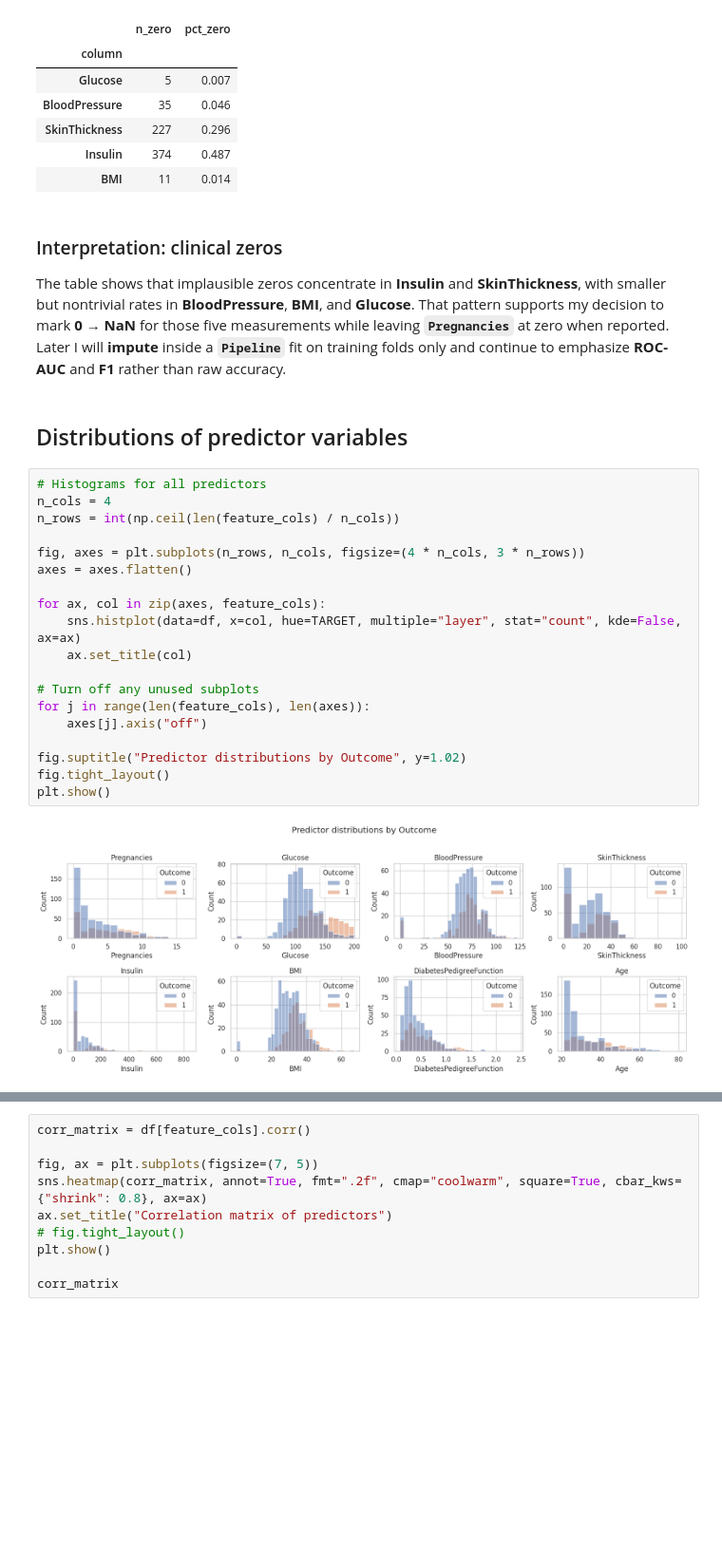
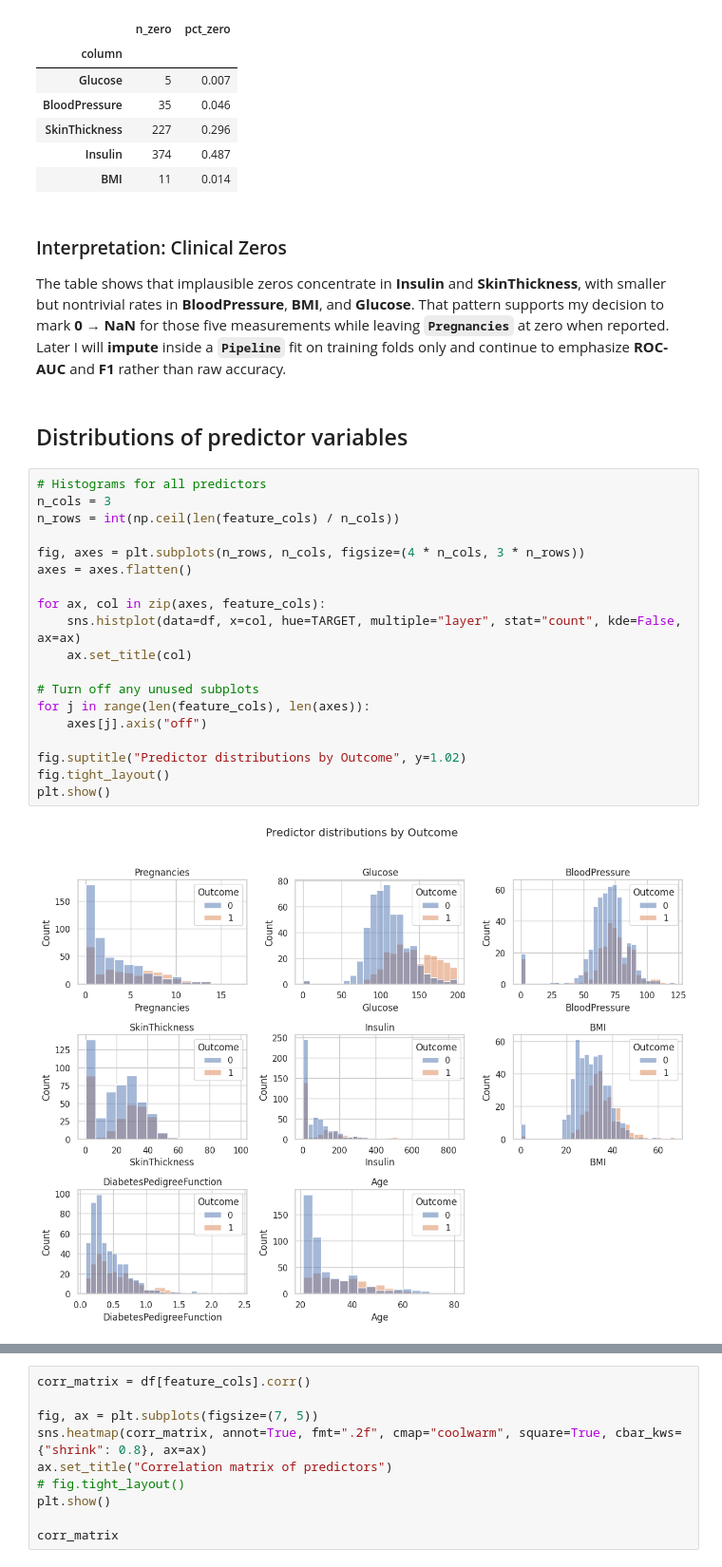
Before and after one commit to PeterMangoro/dataScience, a Jupyter notebook: assignments/GDP/pima_diabetes_assignment2.ipynb, the cells around one changed output, grey strips where cells are left out. Shown at 95% size. Cells and saved outputs as stored; diff of their text form; blank space fills up the shorter version.

```diff
--- a/assignments/GDP/pima_diabetes_assignment2.ipynb
+++ b/assignments/GDP/pima_diabetes_assignment2.ipynb
@@ -186,30 +186,30 @@ Clinical zero audit (0 likely means missing/invalid measurement):
 | Insulin | 374 | 0.487 |
 | BMI | 11 | 0.014 |
 # %% [markdown]
-### Interpretation: clinical zeros
+### Interpretation: Clinical Zeros
 
 The table shows that implausible zeros concentrate in **Insulin** and **SkinThickness**, with smaller but nontrivial rates in **BloodPressure**, **BMI**, and **Glucose**. That pattern supports my decision to mark **0 → NaN** for those five measurements while leaving **`Pregnancies`** at zero when reported. Later I will **impute** inside a **`Pipeline`** fit on training folds only and continue to emphasize **ROC-AUC** and **F1** rather than raw accuracy.
 # %% [markdown]
 ## Distributions of predictor variables
 # %%
 # Histograms for all predictors
-n_cols = 4
+n_cols = 3
 n_rows = int(np.ceil(len(feature_cols) / n_cols))
 
 fig, axes = plt.subplots(n_rows, n_cols, figsize=(4 * n_cols, 3 * n_rows))
 axes = axes.flatten()
 
 for ax, col in zip(axes, feature_cols):
     sns.histplot(data=df, x=col, hue=TARGET, multiple="layer", stat="count", kde=False, ax=ax)
     ax.set_title(col)
 
 # Turn off any unused subplots
 for j in range(len(feature_cols), len(axes)):
     axes[j].axis("off")
 
 fig.suptitle("Predictor distributions by Outcome", y=1.02)
 fig.tight_layout()
 plt.show()
 # %% [output]
-[figure, old version]
+[figure, new version]
 # %% [markdown]
```
Also changed, not shown: parts of 39 cells of this notebook.
